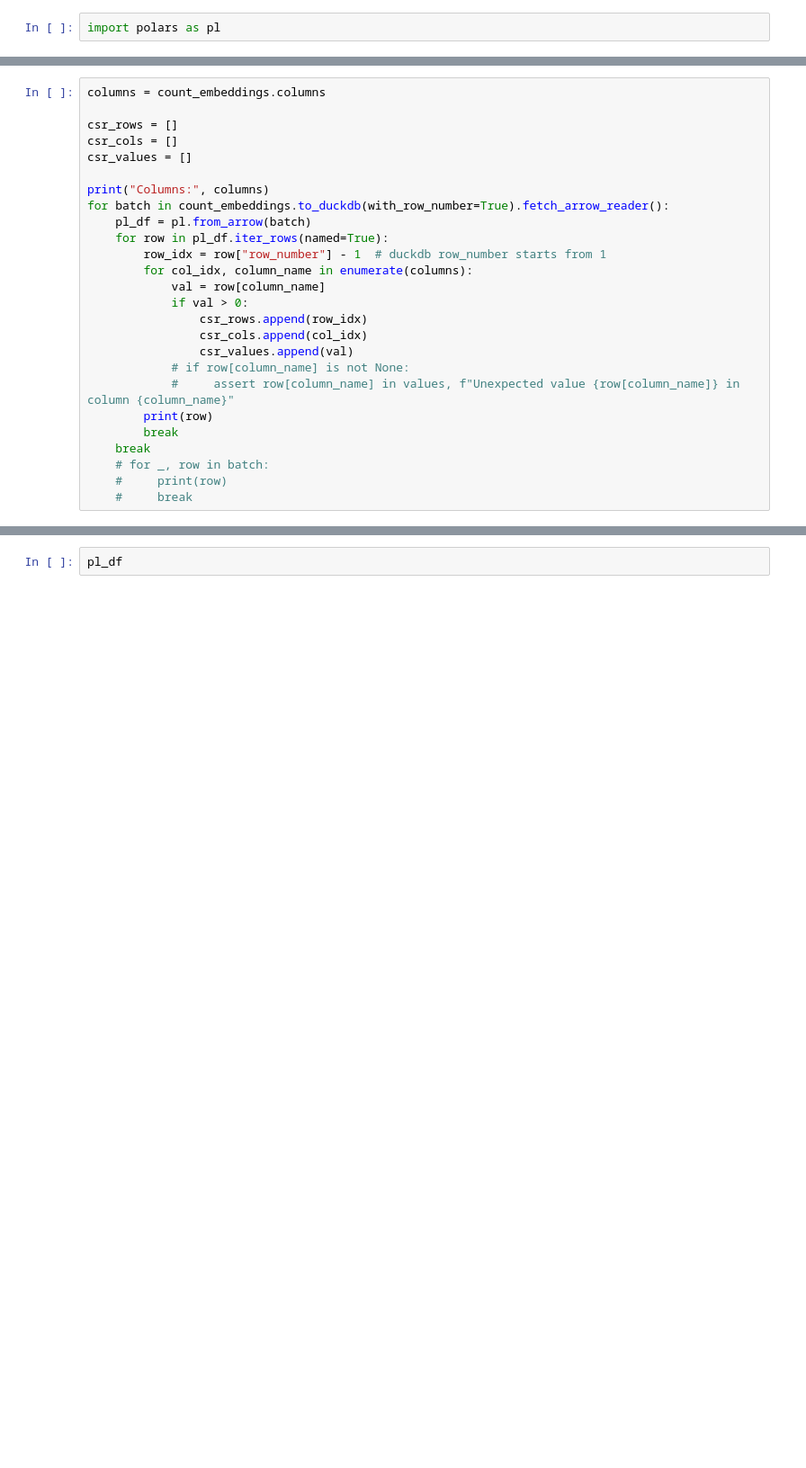
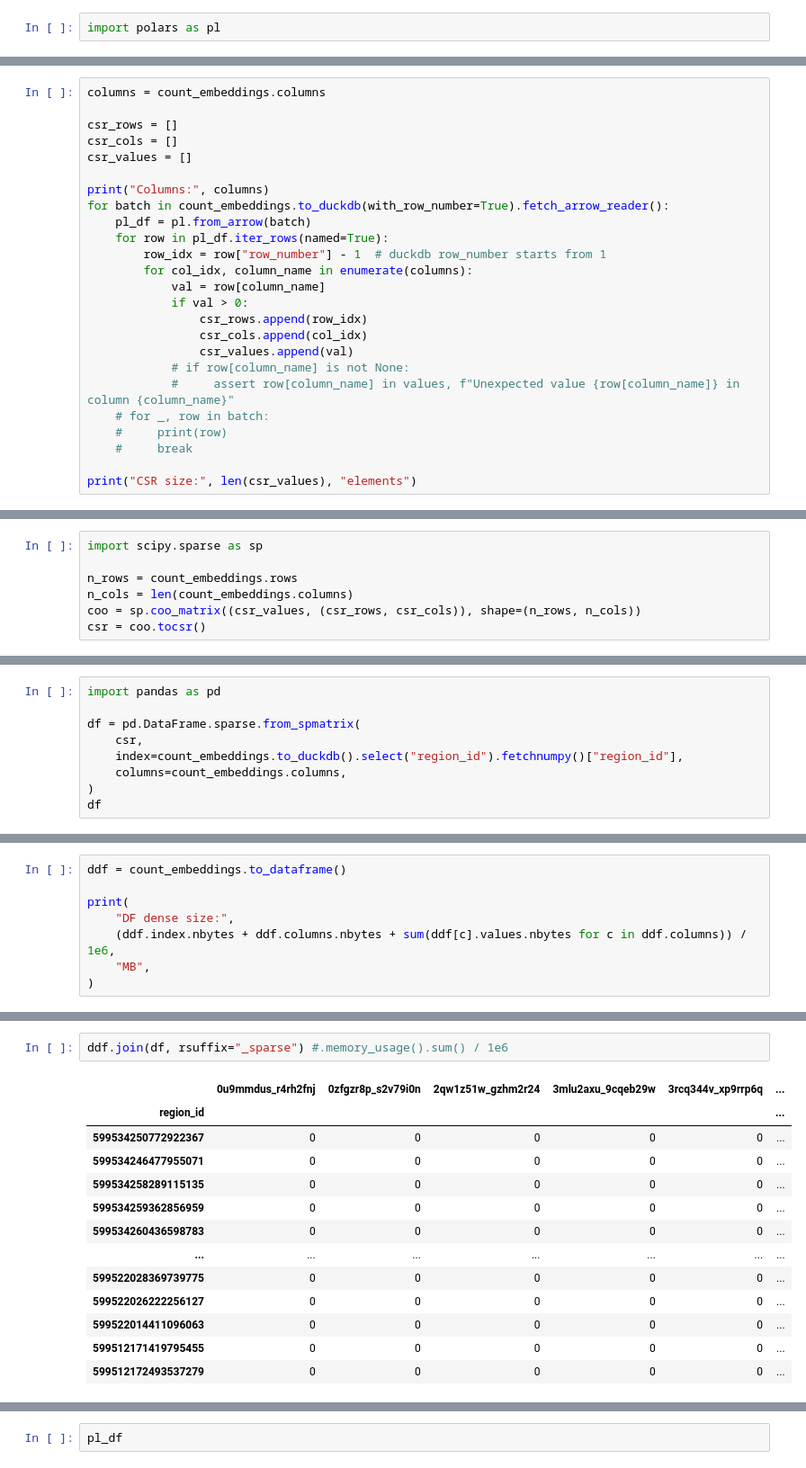
Before and after one commit to kraina-ai/srai, a Jupyter notebook: srai/embedders/test_count_emb.ipynb, the cells around one changed output, grey strips where cells are left out. Shown: that part at 90% size. Cells and saved outputs as stored; diff of their text form; blank space fills up the shorter version.

Commit message:
chore: add sparse dataframe tests for contextual count embedder

```diff
--- a/srai/embedders/test_count_emb.ipynb
+++ b/srai/embedders/test_count_emb.ipynb
@@ -83,9 +125,8 @@ for batch in count_embeddings.to_duckdb(with_row_number=True).fetch_arrow_reader
                 csr_values.append(val)
             # if row[column_name] is not None:
             #     assert row[column_name] in values, f"Unexpected value {row[column_name]} in column {column_name}"
-        print(row)
-        break
-    break
     # for _, row in batch:
     #     print(row)
     #     break
+
+print("CSR size:", len(csr_values), "elements")
@@ -91,0 +140,7 @@ for batch in count_embeddings.to_duckdb(with_row_number=True).fetch_arrow_reader
+# %%
+import scipy.sparse as sp
+
+n_rows = count_embeddings.rows
+n_cols = len(count_embeddings.columns)
+coo = sp.coo_matrix((csr_values, (csr_rows, csr_cols)), shape=(n_rows, n_cols))
+csr = coo.tocsr()
@@ -91,0 +166,9 @@ for batch in count_embeddings.to_duckdb(with_row_number=True).fetch_arrow_reader
+# %%
+import pandas as pd
+
+df = pd.DataFrame.sparse.from_spmatrix(
+    csr,
+    index=count_embeddings.to_duckdb().select("region_id").fetchnumpy()["region_id"],
+    columns=count_embeddings.columns,
+)
+df
@@ -91,0 +214,8 @@ for batch in count_embeddings.to_duckdb(with_row_number=True).fetch_arrow_reader
+# %%
+ddf = count_embeddings.to_dataframe()
+
+print(
+    "DF dense size:",
+    (ddf.index.nbytes + ddf.columns.nbytes + sum(ddf[c].values.nbytes for c in ddf.columns)) / 1e6,
+    "MB",
+)
@@ -91,0 +232,16 @@ for batch in count_embeddings.to_duckdb(with_row_number=True).fetch_arrow_reader
+# %%
+ddf.join(df, rsuffix="_sparse") #.memory_usage().sum() / 1e6
+# %% [output]
+|  | 0u9mmdus_r4rh2fnj | 0zfgzr8p_s2v79i0n | 2qw1z51w_gzhm2r24 | 3mlu2axu_9cqeb29w | 3rcq344v_xp9rrp6q | ... |
+| region_id |  |  |  |  |  | ... |
+| 599534250772922367 | 0 | 0 | 0 | 0 | 0 | ... |
+| 599534246477955071 | 0 | 0 | 0 | 0 | 0 | ... |
+| 599534258289115135 | 0 | 0 | 0 | 0 | 0 | ... |
+| 599534259362856959 | 0 | 0 | 0 | 0 | 0 | ... |
+| 599534260436598783 | 0 | 0 | 0 | 0 | 0 | ... |
+| ... | ... | ... | ... | ... | ... | ... |
+| 599522028369739775 | 0 | 0 | 0 | 0 | 0 | ... |
+| 599522026222256127 | 0 | 0 | 0 | 0 | 0 | ... |
+| 599522014411096063 | 0 | 0 | 0 | 0 | 0 | ... |
+| 599512171419795455 | 0 | 0 | 0 | 0 | 0 | ... |
+| 599512172493537279 | 0 | 0 | 0 | 0 | 0 | ... |
```
Also changed, not shown: parts of 22 cells of this notebook.
